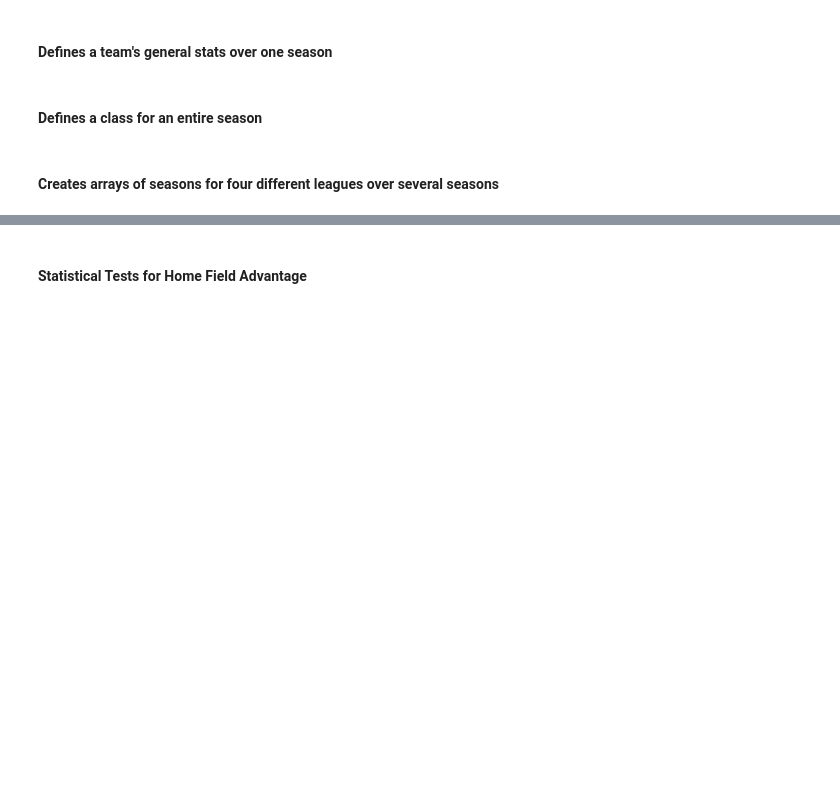
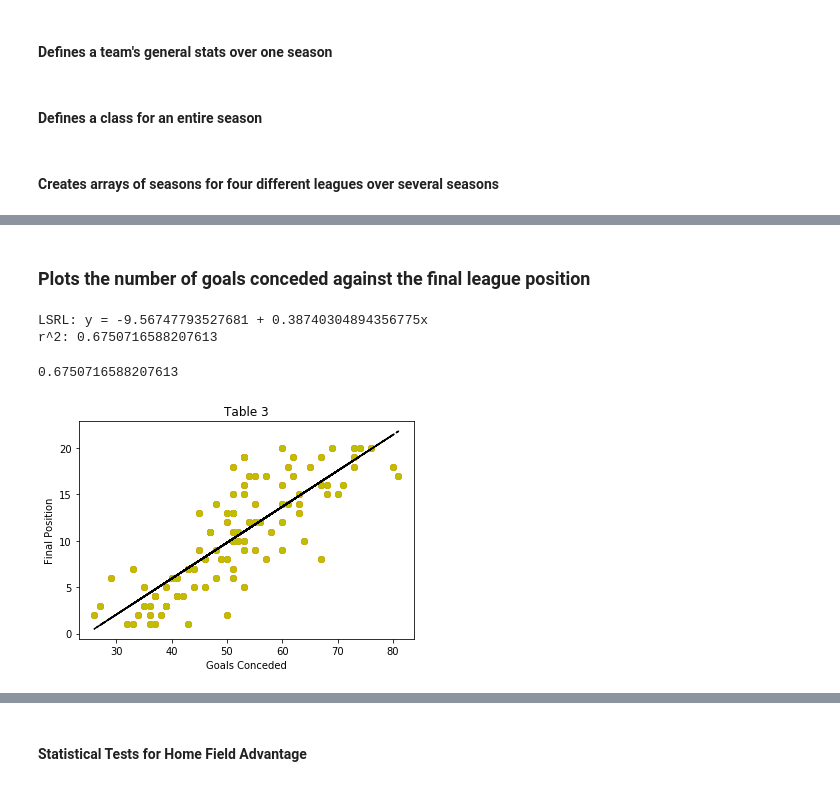
Before and after one commit to cjleggett/SoccerData, a Jupyter notebook: Soccer Data.ipynb, the cells around one changed output, grey strips where cells are left out. Saved outputs shown, nothing was run; the diff lists cells and outputs as text; code cells hidden in the pictures; blank space fills up the shorter version.

```diff
--- a/Soccer Data.ipynb
+++ b/Soccer Data.ipynb
@@ -364,0 +385,9 @@ r^2: 0.7320339766378002
+# %% [markdown]
+### Plots the number of goals conceded against the final league position
+# %%
+plotConcededPlace(eng)
+# %% [output]
+LSRL: y = -9.56747793527681 + 0.38740304894356775x
+r^2: 0.6750716588207613
+0.6750716588207613
+[figure, added]
```
Also changed, not shown: parts of 21 cells of this notebook.
